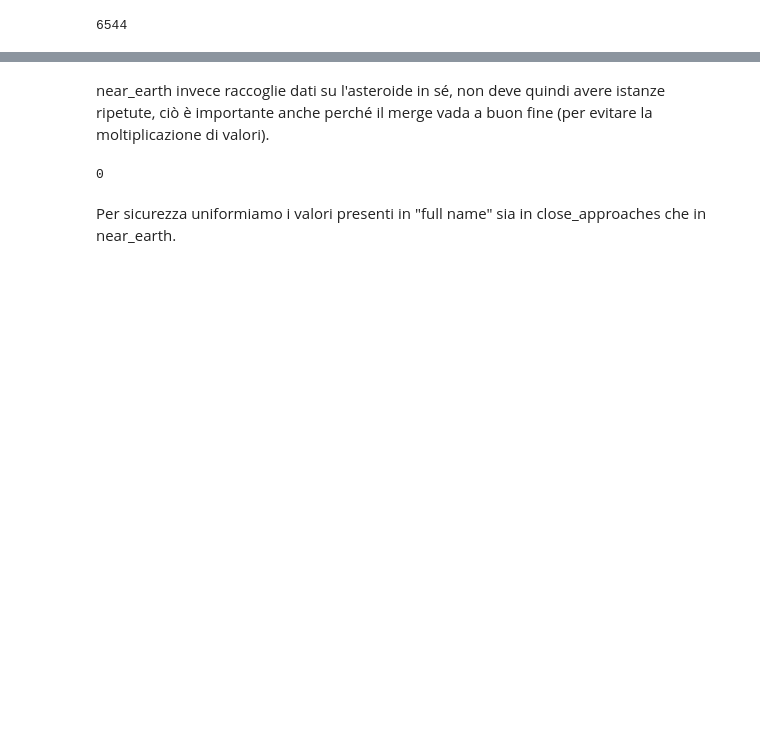
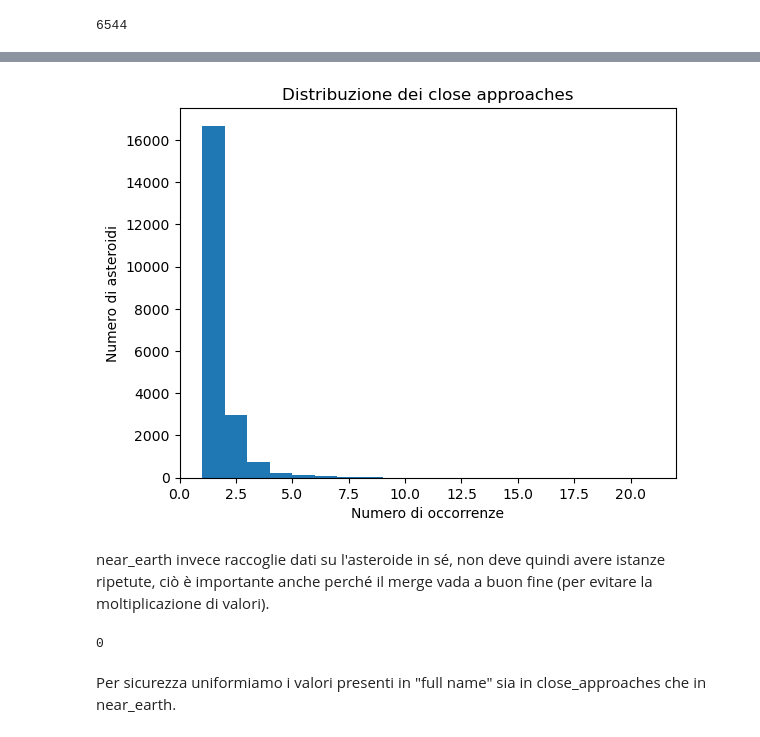
Before and after one commit to k3lly200413-2/Progetto_Nasa_Data_Intensive, a Jupyter notebook: Untitled.ipynb, the cells around one changed output, grey strips where cells are left out. Saved outputs shown, nothing was run; the diff lists cells and outputs as text; code cells hidden in the pictures; blank space fills up the shorter version.

```diff
--- a/Untitled.ipynb
+++ b/Untitled.ipynb
@@ -290,3 +309,14 @@ print(close_approaches['full_name'].duplicated().sum())
+# %%
+counts = close_approaches["full_name"].value_counts()
+
+plt.hist(counts, bins = 20)
+
+plt.xlabel("Numero di occorrenze")
+plt.ylabel("Numero di asteroidi")
+plt.title("Distribuzione dei close approaches")
+plt.show()
+# %% [output]
+[figure, added]
 # %% [markdown]
 near_earth invece raccoglie dati su l'asteroide in sé, non deve quindi avere istanze ripetute, ciò è importante anche perché il merge vada a buon fine (per evitare la moltiplicazione di valori).
 # %%
```
Also changed, not shown: parts of 45 cells of this notebook.
